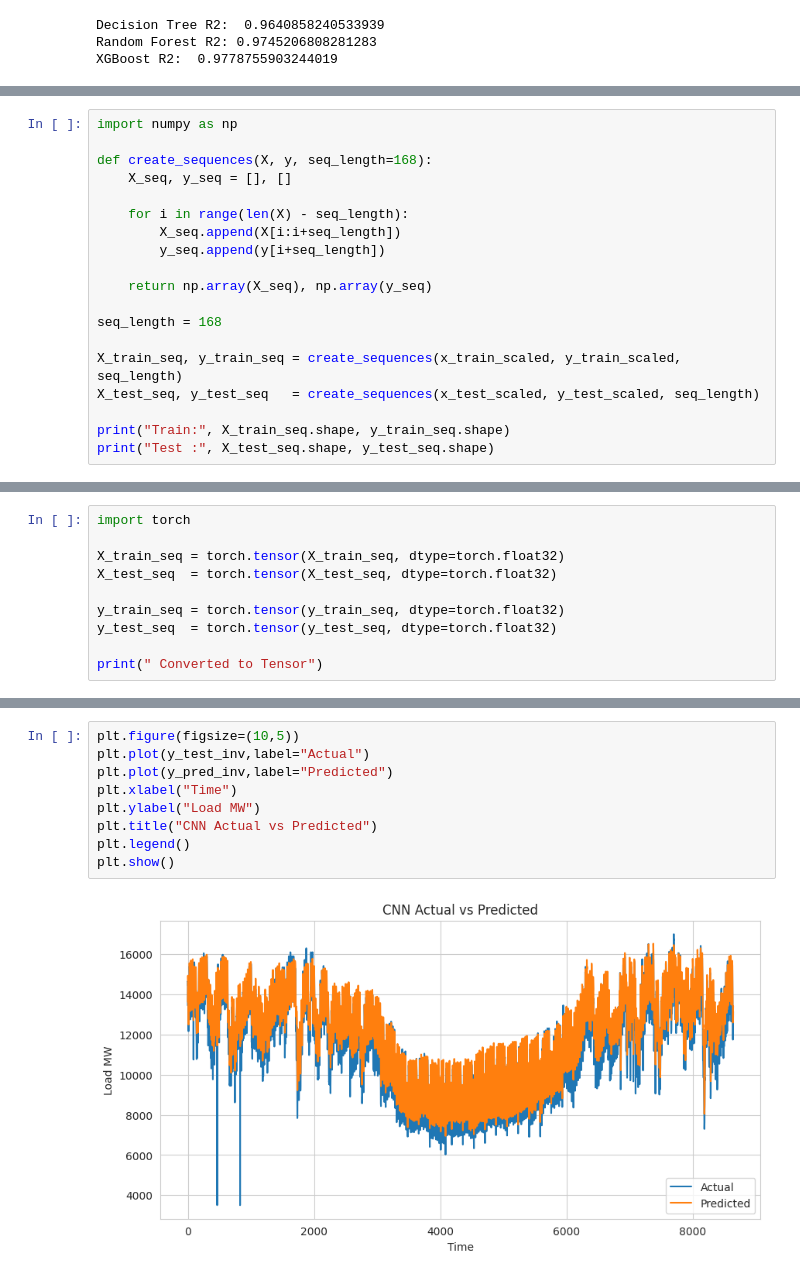
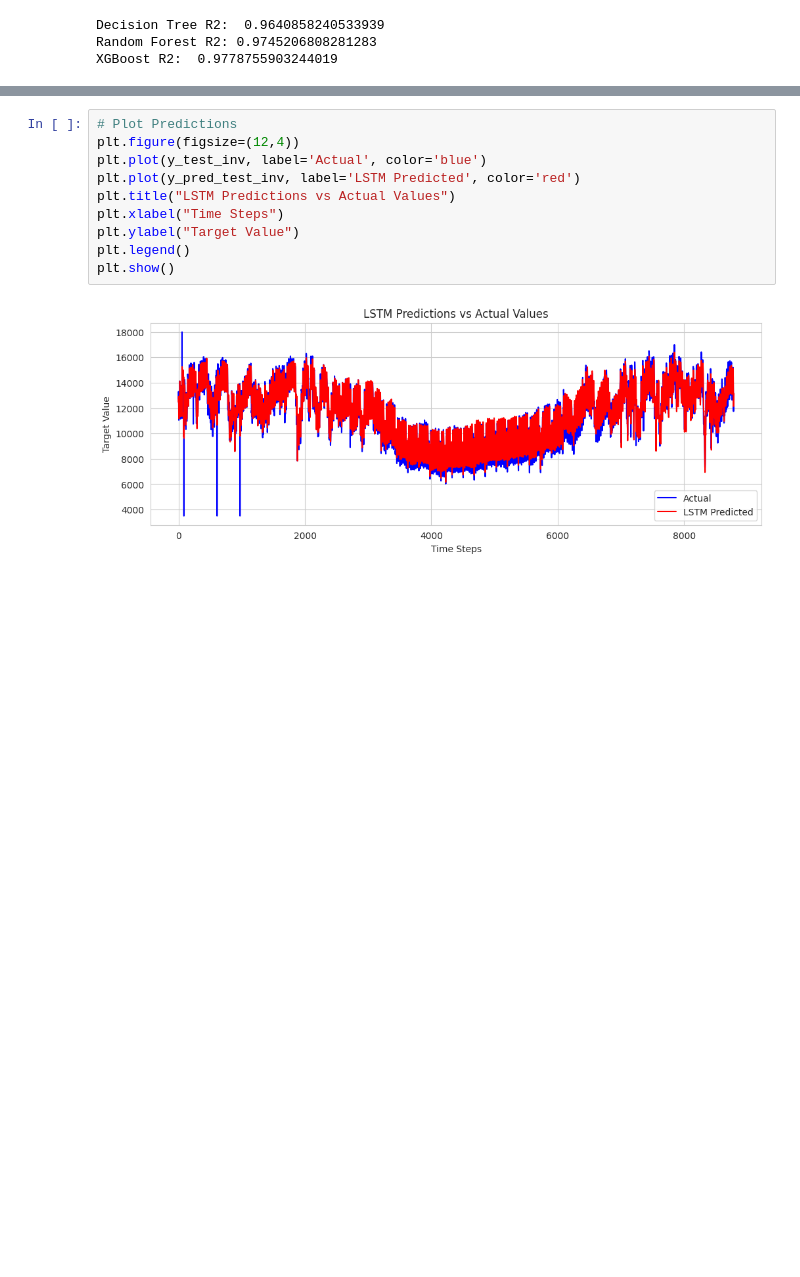
Before and after one commit to Joydas2003/Electrical-Load-Forcasting-Ml, a Jupyter notebook: Machine Learning Based short term Electrical Load Forcasting.ipynb, the cells around one changed output, grey strips where cells are left out. Drawn from its saved outputs; the diff is of its cells as text; blank space fills up the shorter version.

```diff
--- a/Machine Learning Based short term Electrical Load Forcasting.ipynb
+++ b/Machine Learning Based short term Electrical Load Forcasting.ipynb
@@ -1063,19 +1003,0 @@ Device: cuda
-# %%
-import numpy as np
-
-def create_sequences(X, y, seq_length=168):
-    X_seq, y_seq = [], []
-
-    for i in range(len(X) - seq_length):
-        X_seq.append(X[i:i+seq_length])
-        y_seq.append(y[i+seq_length])
-
-    return np.array(X_seq), np.array(y_seq)
-
-seq_length = 168
-
-X_train_seq, y_train_seq = create_sequences(x_train_scaled, y_train_scaled, seq_length)
-X_test_seq, y_test_seq   = create_sequences(x_test_scaled, y_test_scaled, seq_length)
-
-print("Train:", X_train_seq.shape, y_train_seq.shape)
-print("Test :", X_test_seq.shape, y_test_seq.shape)
@@ -1085,10 +1003,0 @@ Test : (8643, 168, 14) (8643, 1)
-# %%
-import torch
-
-X_train_seq = torch.tensor(X_train_seq, dtype=torch.float32)
-X_test_seq  = torch.tensor(X_test_seq, dtype=torch.float32)
-
-y_train_seq = torch.tensor(y_train_seq, dtype=torch.float32)
-y_test_seq  = torch.tensor(y_test_seq, dtype=torch.float32)
-
-print(" Converted to Tensor")
@@ -1263,11 +1033,12 @@ plt.show()
 # %%
-plt.figure(figsize=(10,5))
-plt.plot(y_test_inv,label="Actual")
-plt.plot(y_pred_inv,label="Predicted")
-plt.xlabel("Time")
-plt.ylabel("Load MW")
-plt.title("CNN Actual vs Predicted")
+# Plot Predictions
+plt.figure(figsize=(12,4))
+plt.plot(y_test_inv, label='Actual', color='blue')
+plt.plot(y_pred_test_inv, label='LSTM Predicted', color='red')
+plt.title("LSTM Predictions vs Actual Values")
+plt.xlabel("Time Steps")
+plt.ylabel("Target Value")
 plt.legend()
 plt.show()
 # %% [output]
-[figure, old version]
+[figure, new version]
```
Also changed, not shown: parts of 27 cells of this notebook.
